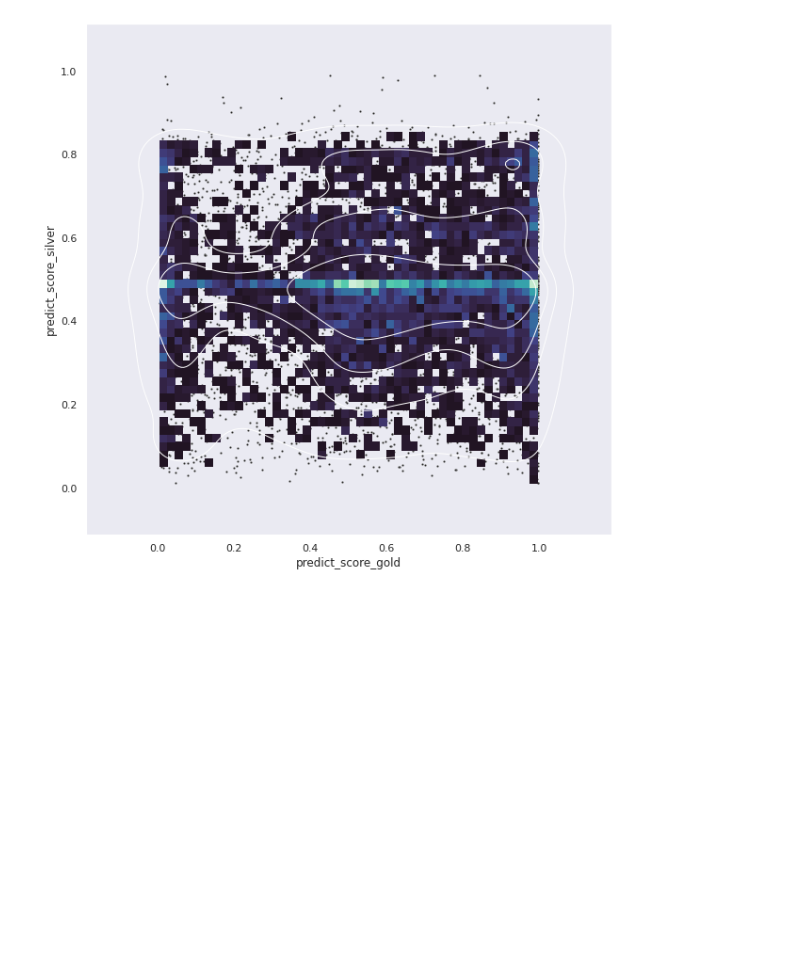
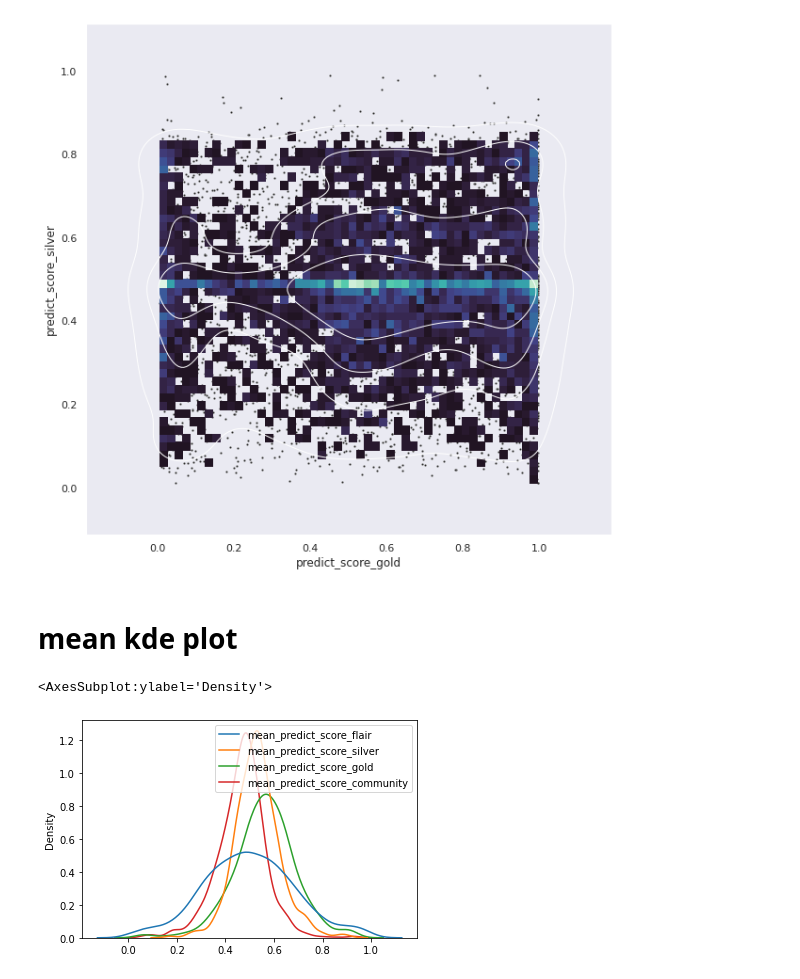
Before and after one commit to davidjurgens/reddit-political-affiliation, a Jupyter notebook: src/models/textclassifier/kde and bivariate plot.ipynb, the cells around one changed output. Drawn from its saved outputs; the diff is of its cells as text; code cells hidden in the pictures; blank space fills up the shorter version.

```diff
--- a/src/models/textclassifier/kde and bivariate plot.ipynb
+++ b/src/models/textclassifier/kde and bivariate plot.ipynb
@@ -137,3 +150,10 @@ sns.kdeplot(x=silver_eval_all['predict_score_gold'], y=silver_eval_all['predict_
 # %% [output]
 <AxesSubplot:xlabel='predict_score_gold', ylabel='predict_score_silver'>
 [figure]
+# %% [markdown]
+# mean kde plot
+# %%
+sns.kdeplot(data=mean_flair_eval_all[['mean_predict_score_flair','mean_predict_score_silver','mean_predict_score_gold','mean_predict_score_community']])
+# %% [output]
+<AxesSubplot:ylabel='Density'>
+[figure, added]
```
Also changed, not shown: parts of 17 cells of this notebook, 1 other file.
